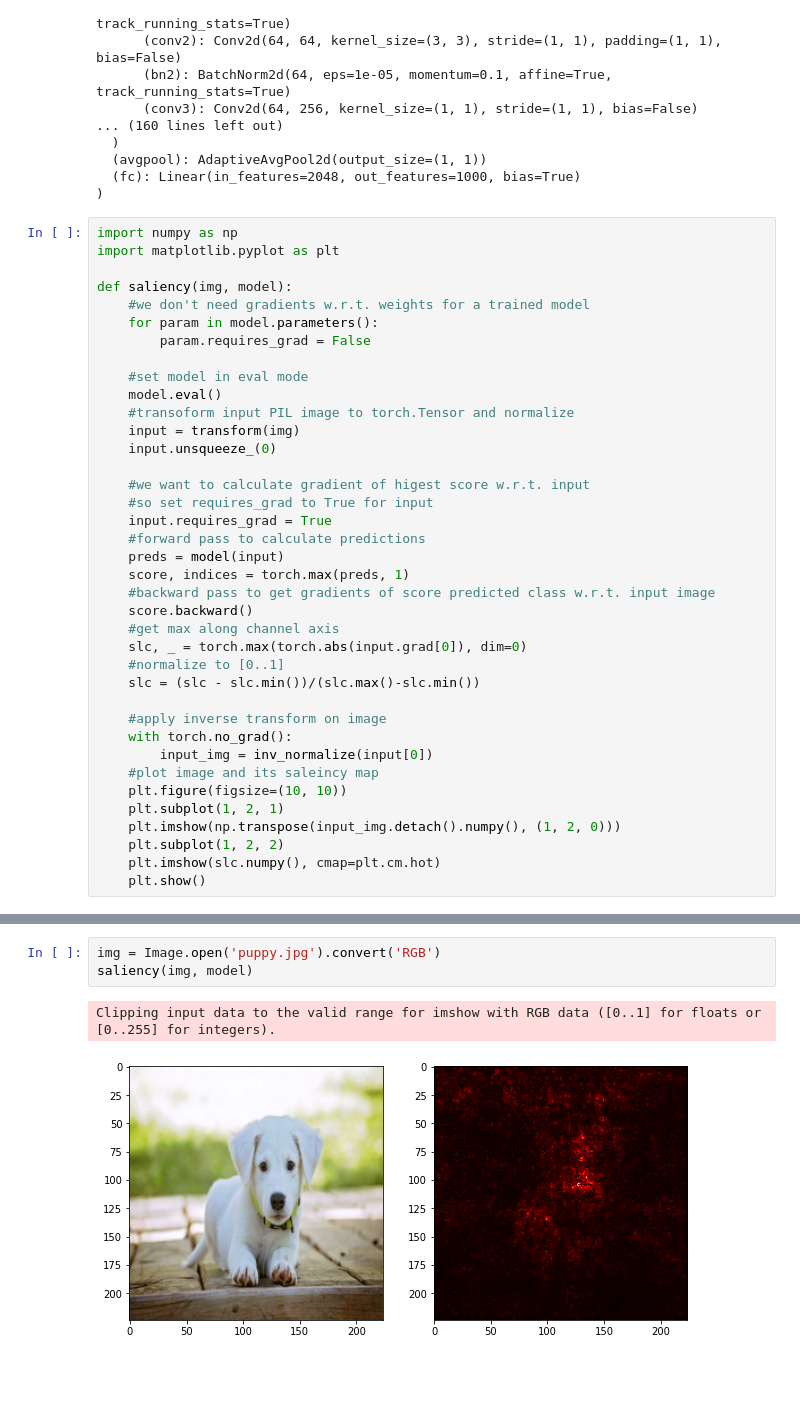
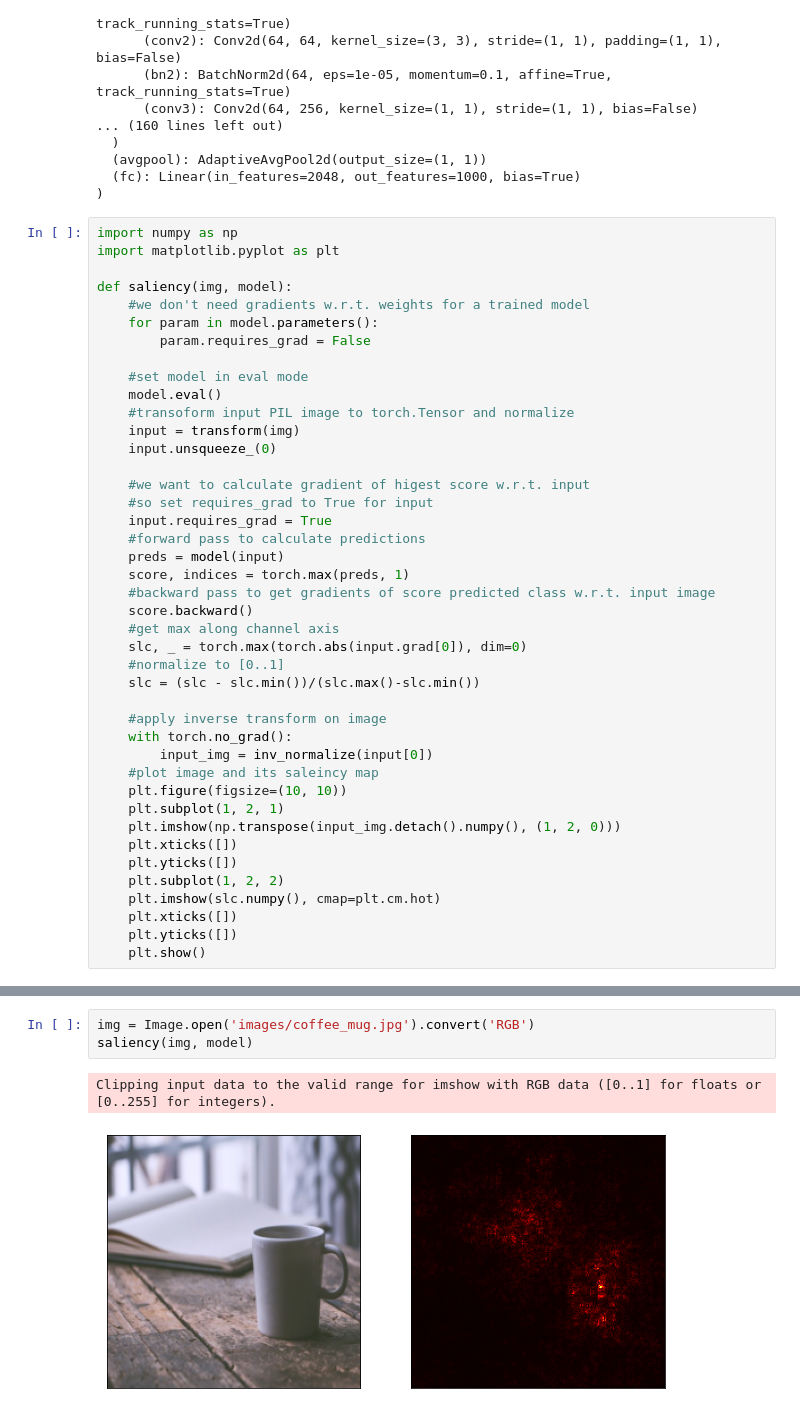
Before and after one commit to sunnynevarekar/pytorch-saliency-maps, a Jupyter notebook: Saliency_maps_in_pytorch.ipynb, the cells around one changed output, grey strips where cells are left out. Drawn from its saved outputs; the diff is of its cells as text; blank space fills up the shorter version.

```diff
--- a/Saliency_maps_in_pytorch.ipynb
+++ b/Saliency_maps_in_pytorch.ipynb
@@ -83,6 +83,10 @@ def saliency(img, model):
     plt.figure(figsize=(10, 10))
     plt.subplot(1, 2, 1)
     plt.imshow(np.transpose(input_img.detach().numpy(), (1, 2, 0)))
+    plt.xticks([])
+    plt.yticks([])
     plt.subplot(1, 2, 2)
     plt.imshow(slc.numpy(), cmap=plt.cm.hot)
+    plt.xticks([])
+    plt.yticks([])
     plt.show()
@@ -122,6 +101,6 @@ puppy.jpg           100%[===================>]  26.44K  --.-KB/s    in 0s
 # %%
-img = Image.open('puppy.jpg').convert('RGB')
+img = Image.open('images/coffee_mug.jpg').convert('RGB')
 saliency(img, model)
 # %% [output]
 Clipping input data to the valid range for imshow with RGB data ([0..1] for floats or [0..255] for integers).
-[figure, old version]
+[figure, new version]
```
Also changed, not shown: parts of 6 cells of this notebook.
